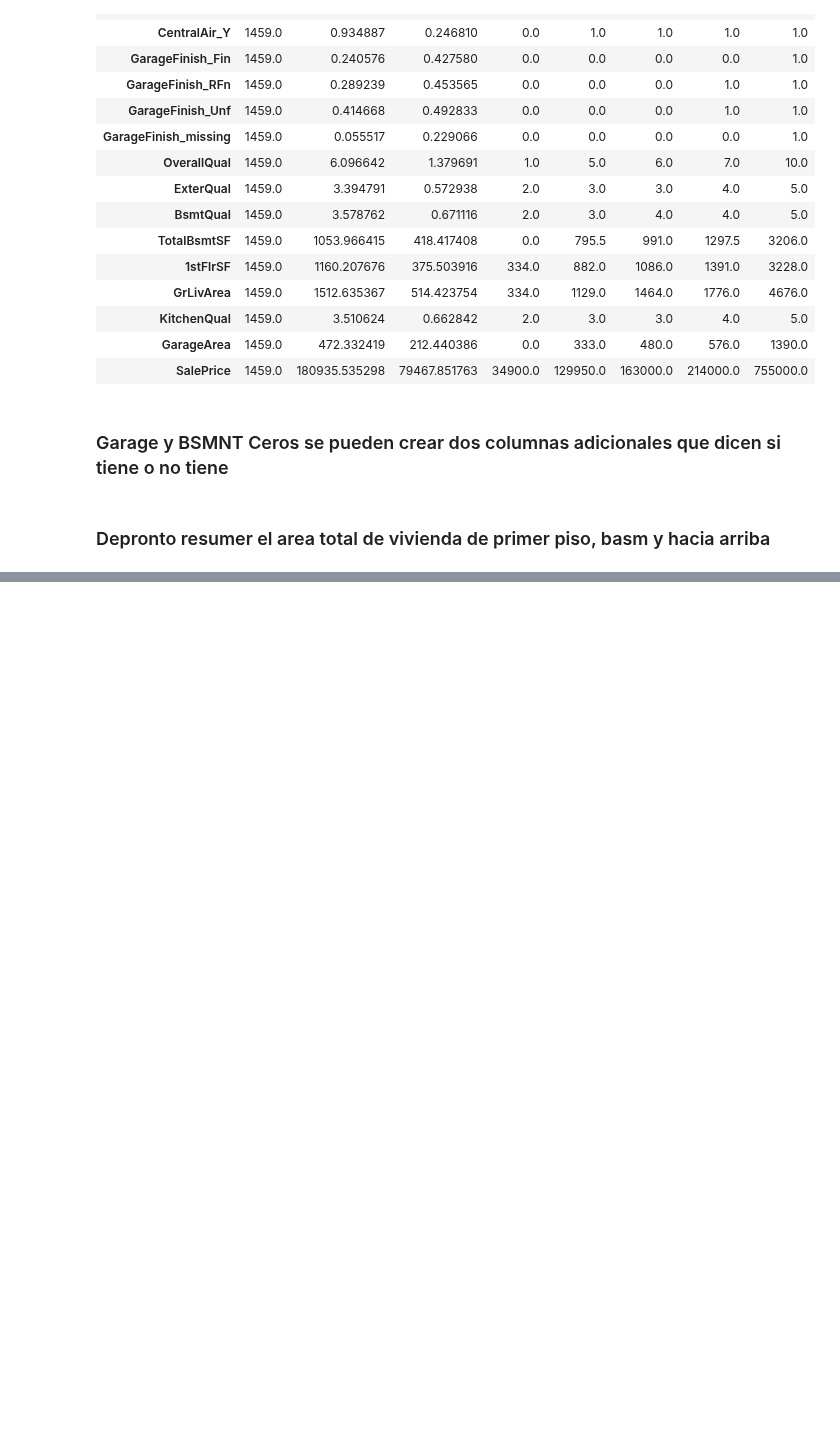
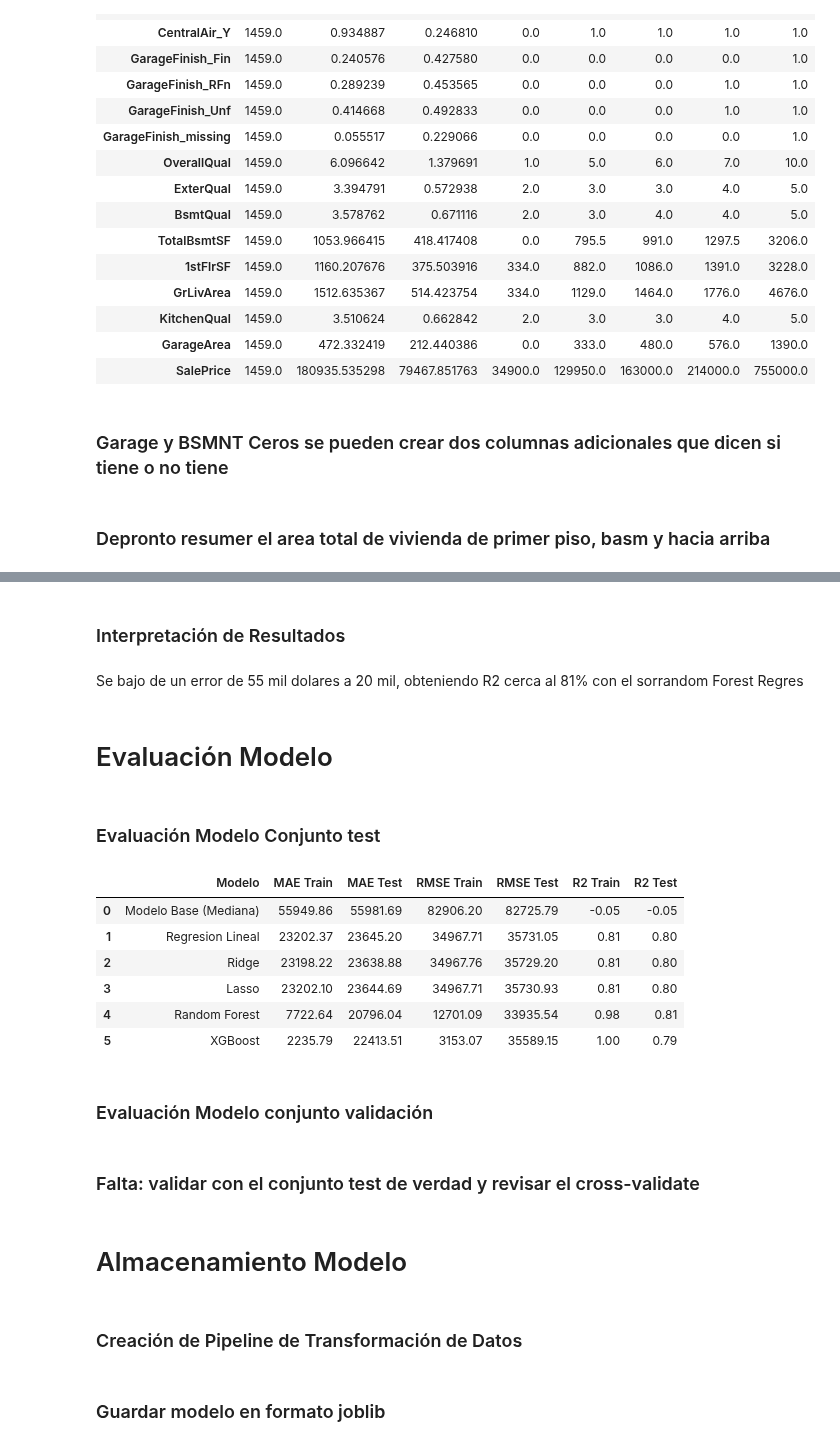
Before and after one commit to laurabg15/Exploraci-nInicial-, a Jupyter notebook: InitialExploration_Dataset.ipynb, the cells around one changed output, grey strips where cells are left out. Cells and saved outputs as stored; diff of their text form; code cells hidden in the pictures; blank space fills up the shorter version.

Commit message:
Se plantea el Modelo Base y Modelo de entramiento

```diff
--- a/InitialExploration_Dataset.ipynb
+++ b/InitialExploration_Dataset.ipynb
@@ -718,0 +817,55 @@ train_df_cleaned.describe().T
+# %% [markdown]
+### Interpretación de Resultados
+# %% [markdown]
+Se bajo de un error de 55 mil dolares a 20 mil, obteniendo R2 cerca al 81% con el sorrandom Forest Regres
+# %% [markdown]
+# Evaluación Modelo
+# %% [markdown]
+### Evaluación Modelo Conjunto test
+# %%
+from sklearn.model_selection import cross_validate
+
+scoring = {
+    "MAE": "neg_mean_absolute_error",
+    "RMSE": "neg_root_mean_squared_error",
+    "R2": "r2",
+}
+
+comparacion = []
+for nombre, modelo in modelos.items():
+    scores = cross_validate(
+        modelo, X_train, y_train, cv=cv,
+        scoring=scoring,
+        return_train_score=True,
+    )
+
+    comparacion.append({
+        "Modelo": nombre,
+        "MAE Train": round(-scores["train_MAE"].mean(), 2),
+        "MAE Test": round(-scores["test_MAE"].mean(), 2),
+        "RMSE Train": round(-scores["train_RMSE"].mean(), 2),
+        "RMSE Test": round(-scores["test_RMSE"].mean(), 2),
+        "R2 Train": round(scores["train_R2"].mean(), 2),
+        "R2 Test": round(scores["test_R2"].mean(), 2),
+    })
+
+comparacion_df = pd.DataFrame(comparacion)
+comparacion_df
+# %% [output]
+|  | Modelo | MAE Train | MAE Test | RMSE Train | RMSE Test | R2 Train | R2 Test |
+| 0 | Modelo Base (Mediana) | 55949.86 | 55981.69 | 82906.20 | 82725.79 | -0.05 | -0.05 |
+| 1 | Regresion Lineal | 23202.37 | 23645.20 | 34967.71 | 35731.05 | 0.81 | 0.80 |
+| 2 | Ridge | 23198.22 | 23638.88 | 34967.76 | 35729.20 | 0.81 | 0.80 |
+| 3 | Lasso | 23202.10 | 23644.69 | 34967.71 | 35730.93 | 0.81 | 0.80 |
+| 4 | Random Forest | 7722.64 | 20796.04 | 12701.09 | 33935.54 | 0.98 | 0.81 |
+| 5 | XGBoost | 2235.79 | 22413.51 | 3153.07 | 35589.15 | 1.00 | 0.79 |
+# %% [markdown]
+### Evaluación Modelo conjunto validación
+# %% [markdown]
+### Falta: validar con el conjunto test de verdad y revisar el cross-validate
+# %% [markdown]
+# Almacenamiento Modelo
+# %% [markdown]
+### Creación de Pipeline de Transformación de Datos
+# %% [markdown]
+### Guardar modelo en formato joblib
```
Also changed, not shown: parts of 12 cells of this notebook.
